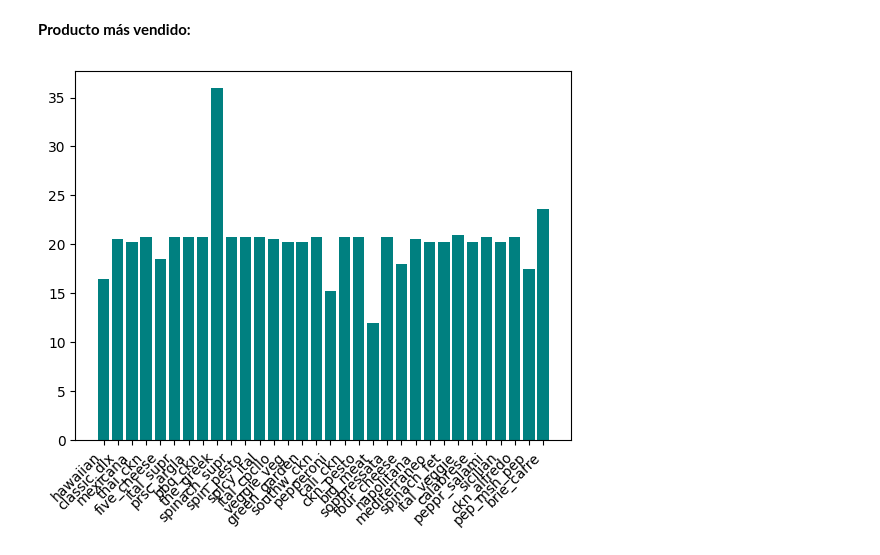
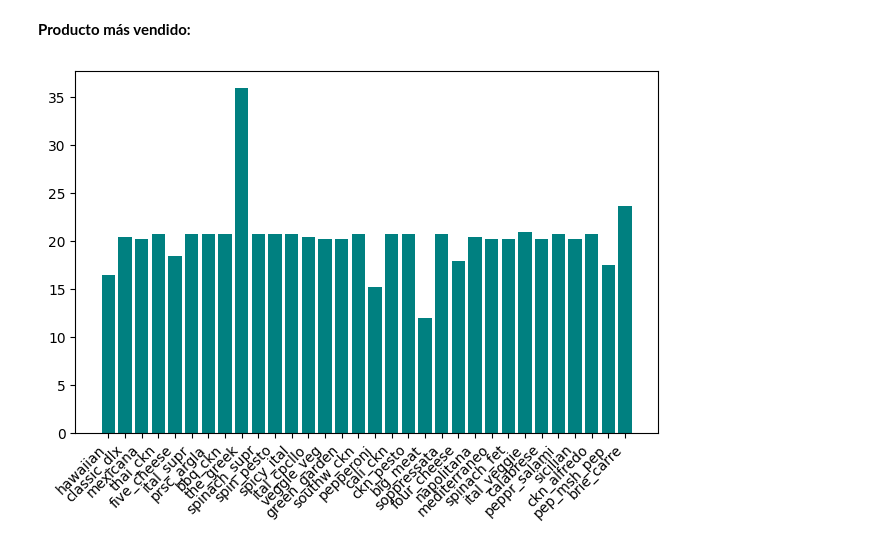
Before and after one commit to DJChincuini/PizzaParty__DataAnalytics-and-IA, a Jupyter notebook: Informe EDA.ipynb, the cells around one changed output. Drawn from its saved outputs; the diff is of its cells as text; code cells hidden in the pictures.

```diff
--- a/Informe EDA.ipynb
+++ b/Informe EDA.ipynb
@@ -115,8 +115,10 @@ plt.show() # Enseño el gráfico
 # %%
 fig, ax = plt.subplots()
 ax.bar(df['name'],df['price'], color='teal')
 
 plt.xticks(rotation=45, ha='right')
+
+plt.tight_layout()
 plt.show()
 # %% [output]
-[figure, old version]
+[figure, new version]
```
